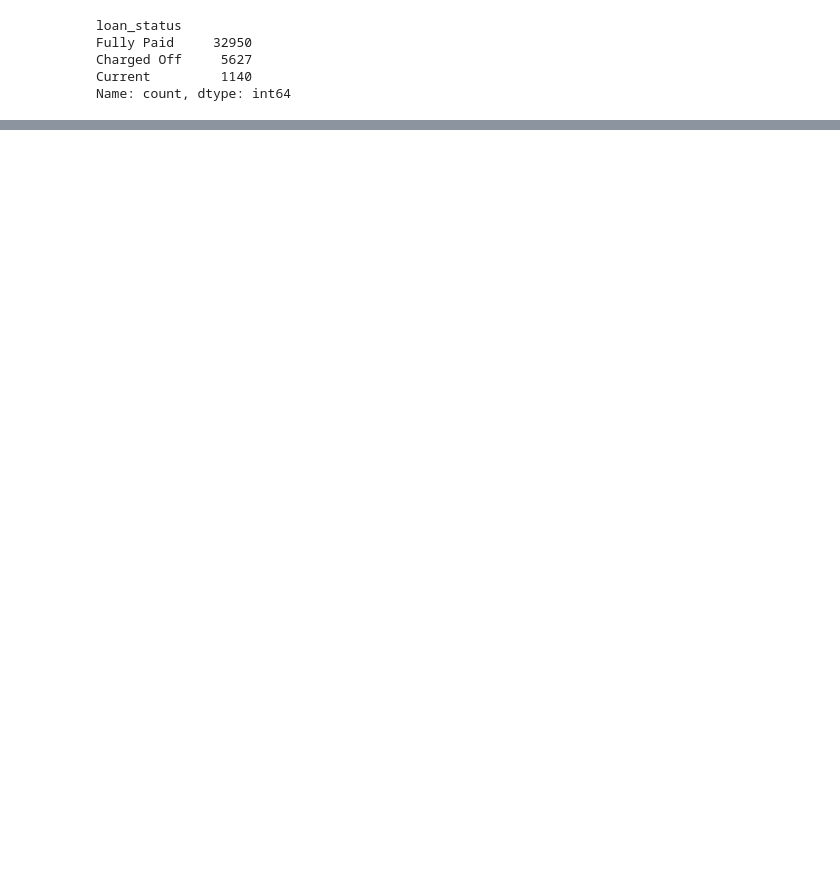
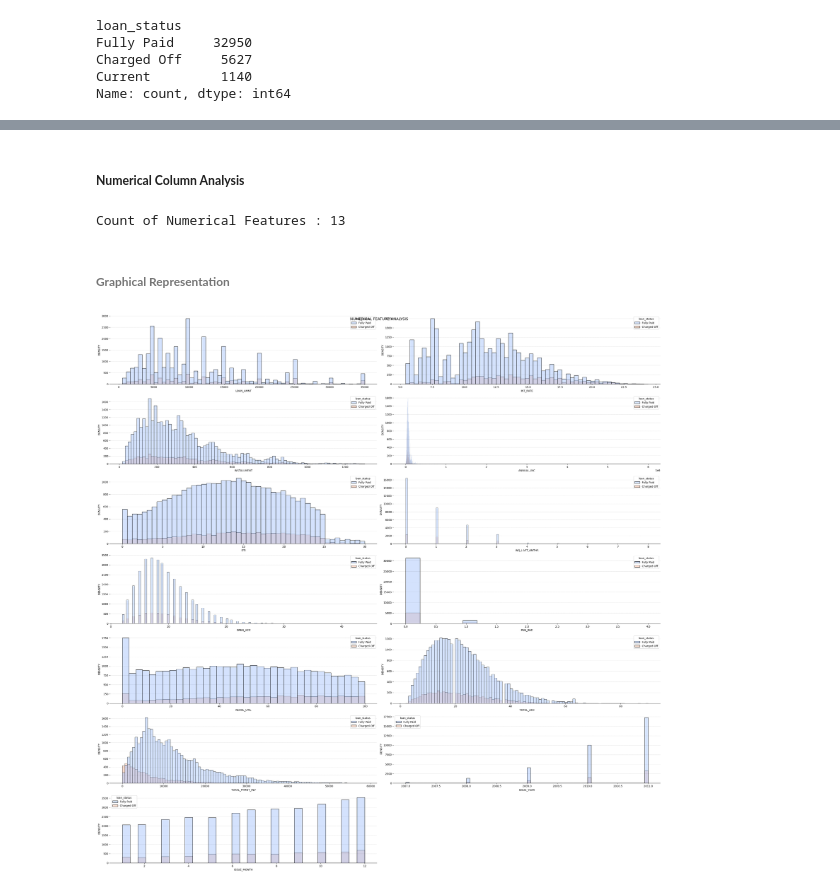
Before and after one commit to Theveetha/LendingClub_EDA_CaseStudy, a Jupyter notebook: LendingClub_EDA.ipynb, the cells around one changed output, grey strips where cells are left out. Cells and saved outputs as stored; diff of their text form; code cells hidden in the pictures; blank space fills up the shorter version.

```diff
--- a/LendingClub_EDA.ipynb
+++ b/LendingClub_EDA.ipynb
@@ -521,0 +641,3 @@ For our analysis we have to pick up the completed loan records. So we can **dele
+# %%
+data = data[data['loan_status'] != 'Current']
+print(f"Post removal of Current Loans there are {data.shape[0]} records")
@@ -521,0 +648,4 @@ For our analysis we have to pick up the completed loan records. So we can **dele
+# %%
+cat_cols = data[data_info[data_info['Data Type'] == 'object']['Column Name'].values].columns
+cat_cols = [item for item in cat_cols if item != 'loan_status']
+print(f"Count of Categorical Features : {len(cat_cols)}")
@@ -521,0 +656,18 @@ For our analysis we have to pick up the completed loan records. So we can **dele
+# %%
+fig, axes = plt.subplots(nrows=4,ncols=2,figsize=(25,20))
+axes = axes.flatten()
+
+# Graph for loan_status vs categorical columns
+for i,cols in enumerate(cat_cols):
+  viz = countplot(axes=axes[i],data=data,x_column=cols,hue_labels='loan_status',palette='inferno')
+  axes[i].set_title(f"Target Column vs {cols.capitalize()}")
+
+# rotate xlabel where its not fit properly
+rotate_xlabels(axes[6],25)
+# Remove content for empty subplot
+empty_subplot(axes[7])
+
+plt.suptitle('CATEGORICAL FEATURE ANALYSIS',fontsize=14)
+plt.subplots_adjust(top=3)
+plt.tight_layout()
+plt.show()
@@ -521,0 +681,27 @@ For our analysis we have to pick up the completed loan records. So we can **dele
+# %% [markdown]
+##### **Numerical Column Analysis**
+# %%
+num_cols = data[data_info[data_info['Data Type'] != 'object']['Column Name'].values].columns
+num_cols = [item for item in num_cols if item != 'loan_status']
+print(f"Count of Numerical Features : {len(num_cols)}")
+# %% [output]
+Count of Numerical Features : 13
+# %% [markdown]
+###### **Graphical Representation**
+# %%
+fig, axes = plt.subplots(nrows=7,ncols=2,figsize=(30,30))
+axes = axes.flatten()
+
+# Graph for loan_status vs numerical columns
+for i, cols in enumerate(num_cols):
+  histplot(axes=axes[i],data=data,x_columns=cols,hue_labels='loan_status',palette='coolwarm')
+
+# Remove content for empty subplot
+empty_subplot(axes[13])
+
+plt.suptitle('NUMERICAL FEATURE ANALYSIS',fontsize=14)
+plt.subplots_adjust(top=3)
+plt.tight_layout()
+plt.show()
+# %% [output]
+[figure, added]
```
Also changed, not shown: parts of 49 cells of this notebook.
